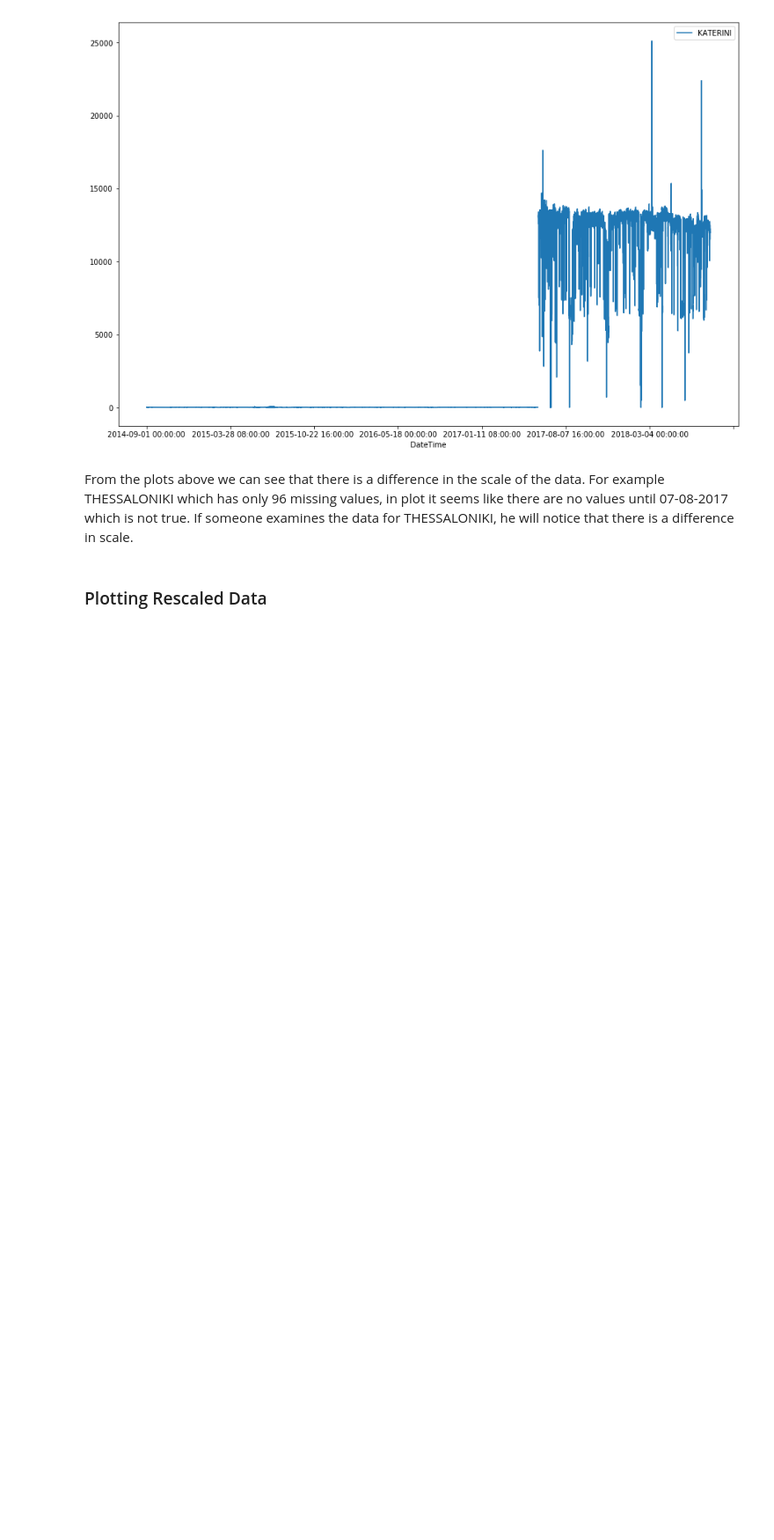
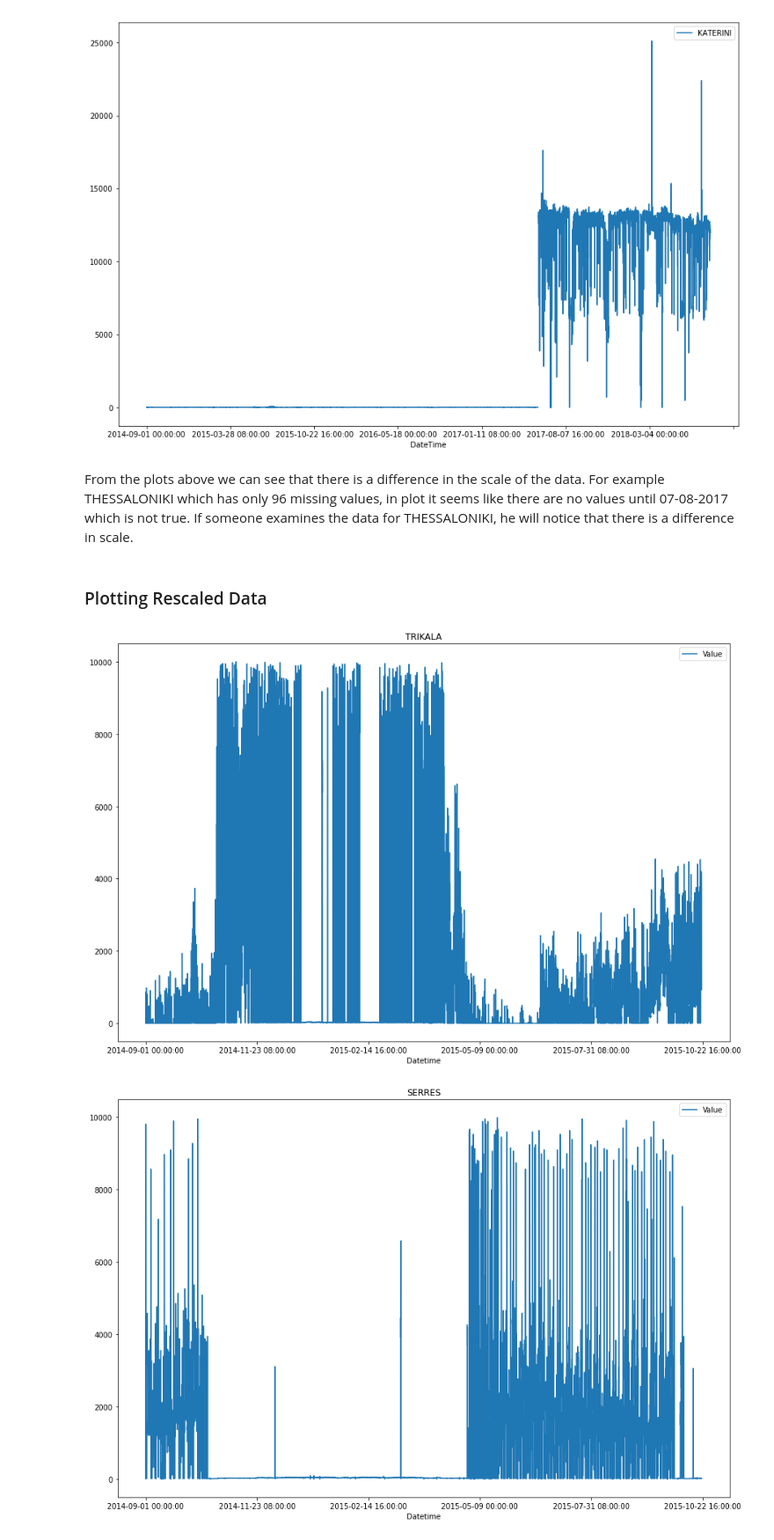
Before and after one commit to vouts96/thesis-bill, a Jupyter notebook: MY_CODE/eda_excel_files.ipynb, the cells around one changed output. Shown: that part at 88% size. Drawn from its saved outputs; the diff is of its cells as text; code cells hidden in the pictures; blank space fills up the shorter version.

```diff
--- a/MY_CODE/eda_excel_files.ipynb
+++ b/MY_CODE/eda_excel_files.ipynb
@@ -173,27 +173,31 @@ From the plots above we can see that there is a difference in the scale of the d
 # %%
 import pandas as pd
 import matplotlib.pyplot as plt
 
 
 def plot_region(csv, region):
     """Gets a csv of data and a wanted region that you want to plot
         from the csv
 
     Parameters
     ----------
     csv : str
         The absolute or relative path of the csv file
 
     Returns
     -------
     None
     """
     df = pd.read_csv(csv)
-    df.plot(x='DateTime', y='Value', kind='line', figsize=(15,10))
+    df = df[df['ID'] == region]
+    df.plot(x='Datetime', y='Value', kind='line', title=region, figsize=(15,10))
 
 
-plot_region('../EXCEL_TO_CSV/all_data.csv', 'TRIKALA')
-plot_region('../EXCEL_TO_CSV/all_data.csv', 'SERRES')
-plot_region('../EXCEL_TO_CSV/all_data.csv', 'THESSALONIKI')
-plot_region('../EXCEL_TO_CSV/all_data.csv', 'KILKIS')
-plot_region('../EXCEL_TO_CSV/all_data.csv', 'KATERINI')
+plot_region('../EXCEL_TO_CSV/all_data_long_rescaled.csv', 'TRIKALA')
+plot_region('../EXCEL_TO_CSV/all_data_long_rescaled.csv', 'SERRES')
+plot_region('../EXCEL_TO_CSV/all_data_long_rescaled.csv', 'THESSALONIKI')
+plot_region('../EXCEL_TO_CSV/all_data_long_rescaled.csv', 'KILKIS')
+plot_region('../EXCEL_TO_CSV/all_data_long_rescaled.csv', 'KATERINI')
+# %% [output]
+[figure, added]
+[figure, added]
```
Also changed, not shown: parts of 2 cells of this notebook.
